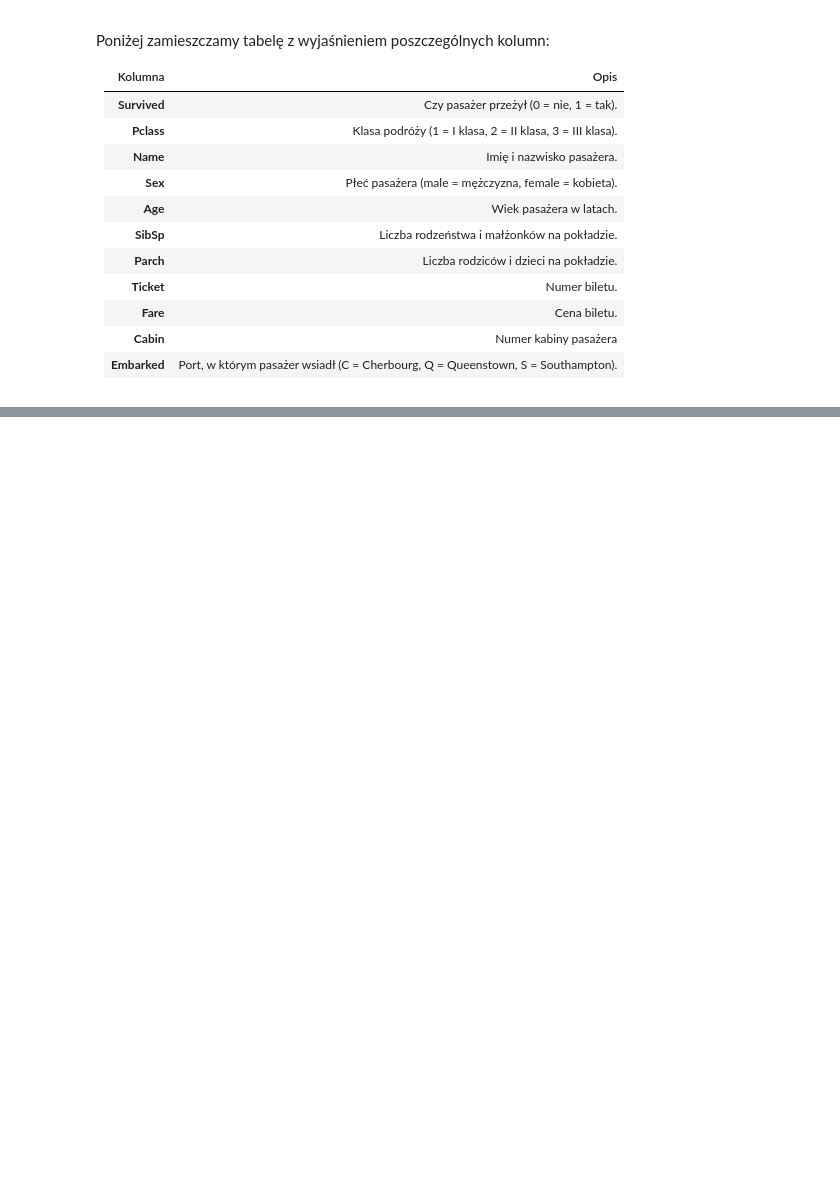
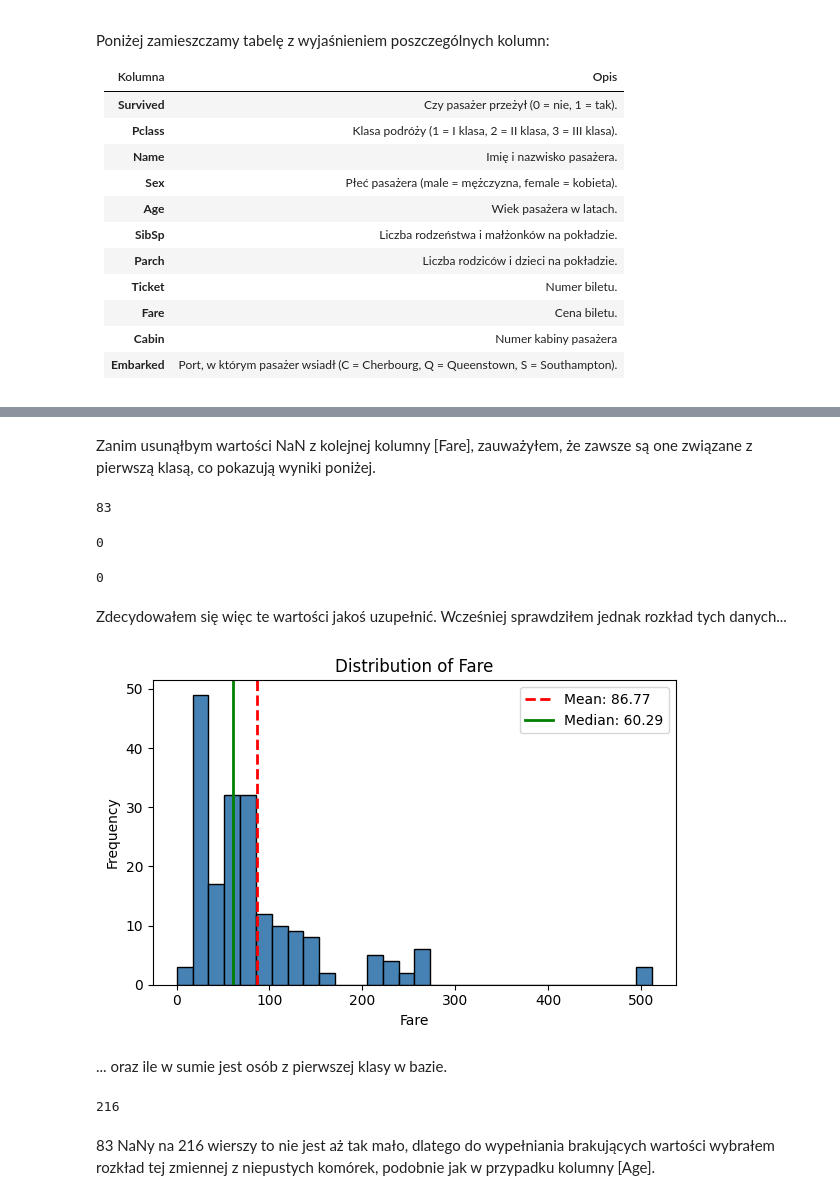
Before and after one commit to Solvro/ml-wakacyjne-wyzwanie-2025, a Jupyter notebook: 1_przetwarzanie_wizualizacja/EDA_zadanie.ipynb, the cells around one changed output, grey strips where cells are left out. Drawn from its saved outputs; the diff is of its cells as text; code cells hidden in the pictures; blank space fills up the shorter version.

```diff
--- a/1_przetwarzanie_wizualizacja/EDA_zadanie.ipynb
+++ b/1_przetwarzanie_wizualizacja/EDA_zadanie.ipynb
@@ -4,8 +6,10 @@ drive.mount('/content/drive') # remove the cell if colab is not used
 # %%
 import pandas as pd
 import numpy as np
+import matplotlib.pyplot as plt
+import seaborn as sns
 from pathlib import Path
-base_path = Path() # Pass path to data folder here, e.g. Path('/content/drive/MyDrive/data') if using Google Drive
+base_path = Path('/content/drive/MyDrive/data') # Pass path to data folder here, e.g. Path('/content/drive/MyDrive/data') if using Google Drive
 # %% [markdown]
 # Analiza i przetwarzanie danych na temat Titanica
 
@@ -65,3 +69,6 @@ Poniżej zamieszczamy tabelę z wyjaśnieniem poszczególnych kolumn:
                                                          |
 # %%
 titanic_df = pd.read_csv(base_path / 'titanic.csv', index_col='PassengerId')
+# %%
+learning_data = titanic_df.copy()
+learning_data.drop(columns=['Name', 'Ticket', 'Embarked'], axis=1, inplace=True) # usunięcie zbędnych kolumn
@@ -67,0 +91,15 @@ titanic_df = pd.read_csv(base_path / 'titanic.csv', index_col='PassengerId')
+# %%
+def get_column_distribution(df, column): # funkcja do wydobycia rozkładu
+  return df[column].value_counts(normalize=True)
+# %%
+age_count_prob = get_column_distribution(learning_data, 'Age')
+
+age_values = age_count_prob.index
+age_probs = age_count_prob.values
+
+missing_age_vals = learning_data.Age.isna()
+# pozbycie się wartości NaN
+learning_data.loc[missing_age_vals, 'Age'] = np.random.choice(age_values, size=missing_age_vals.sum(), p=age_probs)
+
+missing_cols_mi = get_percentage_missing(learning_data, axis=0)
+missing_cols_mi
@@ -67,0 +111,45 @@ titanic_df = pd.read_csv(base_path / 'titanic.csv', index_col='PassengerId')
+# %% [markdown]
+Zanim usunąłbym wartości NaN z kolejnej kolumny [Fare], zauważyłem, że zawsze są one związane z pierwszą klasą, co pokazują wyniki poniżej.
+# %%
+learning_data[learning_data['Fare'].isna() & learning_data['Pclass'] == 1].shape[0]
+# %% [output]
+83
+# %%
+learning_data[learning_data['Fare'].isna() & learning_data['Pclass'] == 2].shape[0]
+# %% [output]
+0
+# %%
+learning_data[learning_data['Fare'].isna() & learning_data['Pclass'] == 3].shape[0]
+# %% [output]
+0
+# %% [markdown]
+Zdecydowałem się więc te wartości jakoś uzupełnić. Wcześniej sprawdziłem jednak rozkład tych danych...
+# %%
+def plot_numeric_histogram(df, column_name):
+    data = df[column_name].dropna()
+    mean_val = data.mean()
+    median_val = data.median()
+
+    plt.figure(figsize=(6, 4))
+    plt.hist(data, bins=30, color='steelblue', edgecolor='black')
+    plt.axvline(mean_val, color='red', linestyle='--', linewidth=2, label=f'Mean: {mean_val:.2f}')
+    plt.axvline(median_val, color='green', linestyle='-', linewidth=2, label=f'Median: {median_val:.2f}')
+
+    plt.title(f'Distribution of {column_name}')
+    plt.xlabel(column_name)
+    plt.ylabel('Frequency')
+    plt.legend()
+    plt.tight_layout()
+    plt.show()
+
+plot_numeric_histogram(learning_data[learning_data['Pclass'] == 1], 'Fare')
+# %% [output]
+[figure, added]
+# %% [markdown]
+... oraz ile w sumie jest osób z pierwszej klasy w bazie.
+# %%
+learning_data[learning_data['Pclass'] == 1].shape[0]
+# %% [output]
+216
+# %% [markdown]
+83 NaNy na 216 wierszy to nie jest aż tak mało, dlatego do wypełniania brakujących wartości wybrałem rozkład tej zmiennej z niepustych komórek, podobnie jak w przypadku kolumny [Age].
```
Also changed, not shown: parts of 22 cells of this notebook.
